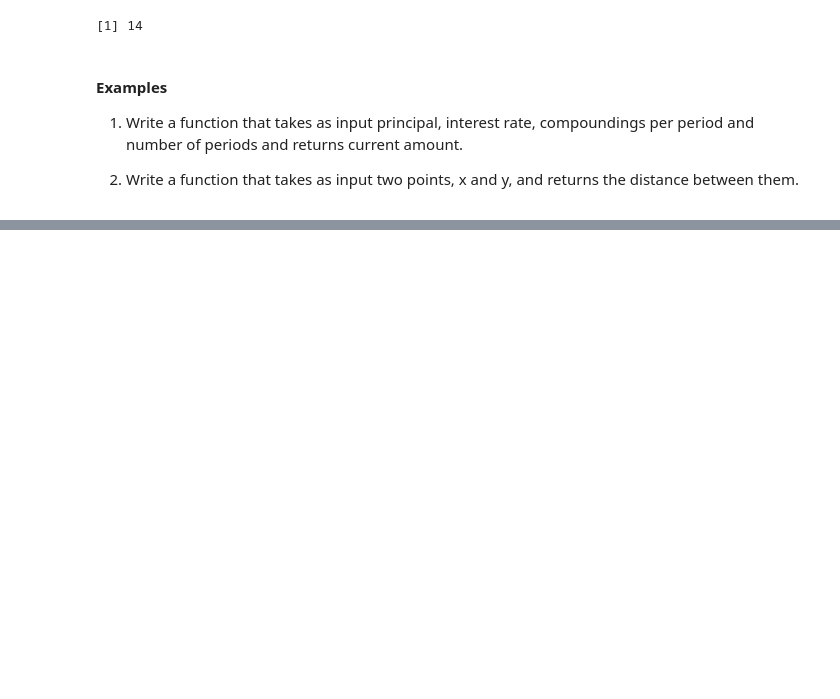
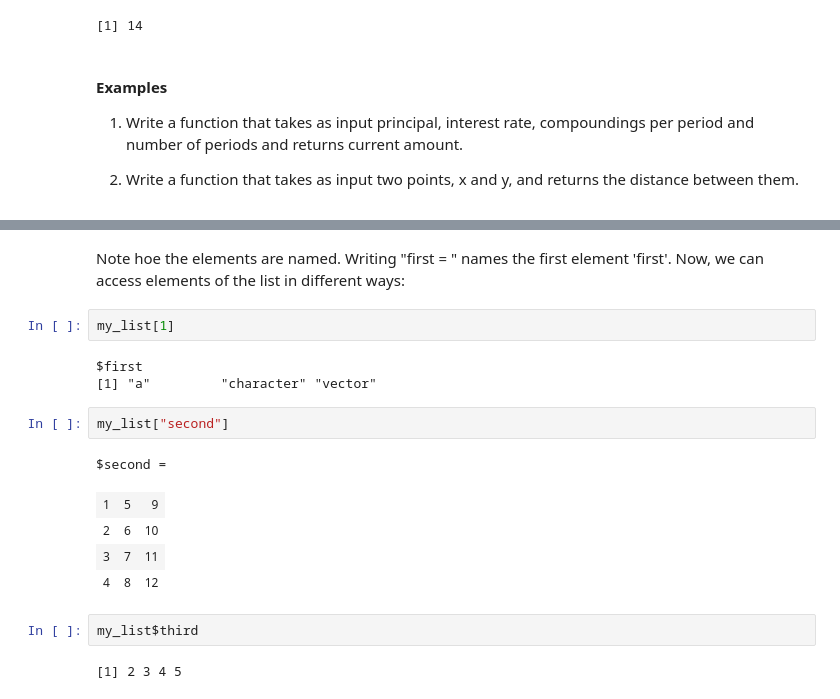
Before and after one commit to ofetad/HTS-notebooks, a Jupyter notebook: janice/3_IntroductionToR.ipynb, the cells around one changed output, grey strips where cells are left out. Cells and saved outputs as stored; diff of their text form; blank space fills up the shorter version.

```diff
--- a/janice/3_IntroductionToR.ipynb
+++ b/janice/3_IntroductionToR.ipynb
@@ -575,0 +627,19 @@ MyFunc(4, 5)
+# %% [markdown]
+Note hoe the elements are named. Writing "first = " names the first element 'first'. Now, we can access elements of the list in different ways:
+# %%
+my_list[1]
+# %% [output]
+$first
+[1] "a"         "character" "vector"
+# %%
+my_list["second"]
+# %% [output]
+$second =
+| 1 | 5 | 9 |
+| 2 | 6 | 10 |
+| 3 | 7 | 11 |
+| 4 | 8 | 12 |
+# %%
+my_list$third
+# %% [output]
+[1] 2 3 4 5
```
Also changed, not shown: parts of 12 cells of this notebook, 1 other file.
